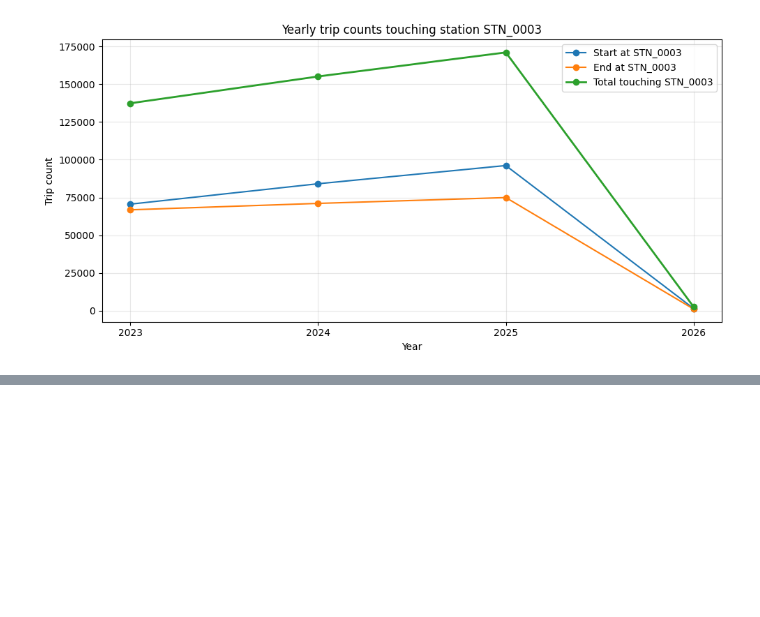
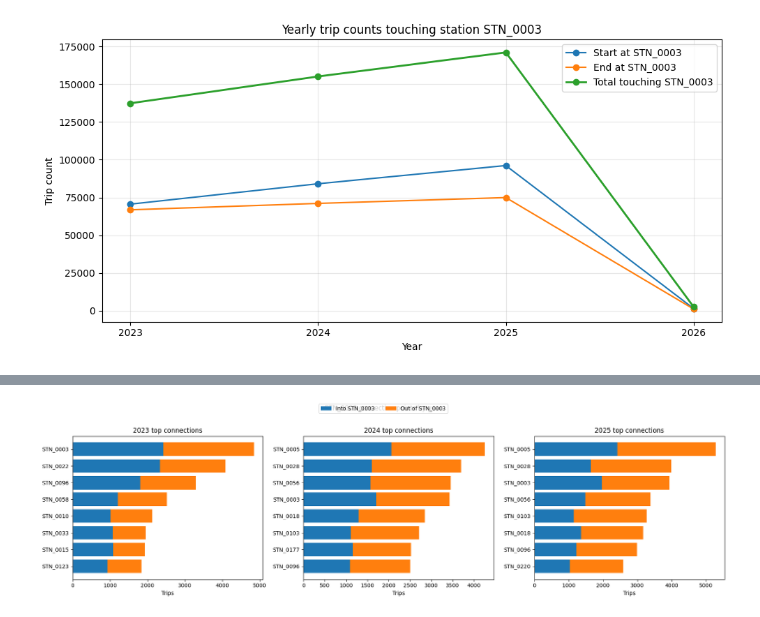
Before and after one commit to kuoyce/bixi-analytics, a Jupyter notebook: EDA/02__eda_STN_0003.ipynb, the cells around one changed output, grey strips where cells are left out. Cells and saved outputs as stored; diff of their text form; code cells hidden in the pictures; blank space fills up the shorter version.

```diff
--- a/EDA/02__eda_STN_0003.ipynb
+++ b/EDA/02__eda_STN_0003.ipynb
@@ -145,0 +267,80 @@ Trips touching station STN_0003: 460,154
+# %%
+def build_year_connections(year: int):
+    year_edges = (
+        station_df
+        .filter(F.col("trip_year") == year)
+        .select(
+            F.col("start_canonical_station_id").alias("src"),
+            F.col("end_canonical_station_id").alias("dst")
+        )
+        .filter(F.col("src").isNotNull() & F.col("dst").isNotNull())
+        .groupBy("src", "dst")
+        .agg(F.count("*").alias("trip_count"))
+    )
+
+    out_conn = (
+        year_edges
+        .filter(F.col("src") == TARGET_STATION)
+        .groupBy(F.col("dst").alias("station"))
+        .agg(F.sum("trip_count").alias("out_count"))
+    )
+
+    in_conn = (
+        year_edges
+        .filter(F.col("dst") == TARGET_STATION)
+        .groupBy(F.col("src").alias("station"))
+        .agg(F.sum("trip_count").alias("in_count"))
+    )
+
+    return (
+        out_conn
+        .join(in_conn, on="station", how="full")
+        .na.fill(0, subset=["out_count", "in_count"])
+        .withColumn("total", F.col("out_count") + F.col("in_count"))
+        .withColumn("year", F.lit(year))
+    )
+
+connection_frames = [build_year_connections(y) for y in YEARS]
+
+if connection_frames:
+    connections_all = connection_frames[0]
+    for part in connection_frames[1:]:
+        connections_all = connections_all.unionByName(part)
+
+    connections_pd = connections_all.orderBy("year", F.desc("total")).toPandas()
+else:
+    connections_pd = pd.DataFrame(columns=["station", "out_count", "in_count", "total", "year"])
+
+print(f"Top connection points for {TARGET_STATION} by year (first 10 per year):")
+for y in YEARS:
+    print(f"\nYear {y}")
+    display(connections_pd[connections_pd["year"] == y].head(10))
+
+if len(YEARS) > 0:
+    fig, axes = plt.subplots(1, len(YEARS), figsize=(6 * len(YEARS), 5), sharex=False)
+    if len(YEARS) == 1:
+        axes = [axes]
+
+    for ax, y in zip(axes, YEARS):
+        top = connections_pd[connections_pd["year"] == y].nlargest(8, "total")
+        if top.empty:
+            ax.text(0.5, 0.5, f"No connections\nfor {y}", ha="center", va="center")
+            ax.set_title(str(y))
+            ax.axis("off")
+            continue
+
+        labels = top["station"].astype(str)
+        ax.barh(labels, top["in_count"], label=f"Into {TARGET_STATION}")
+        ax.barh(labels, top["out_count"], left=top["in_count"], label=f"Out of {TARGET_STATION}")
+        ax.invert_yaxis()
+        ax.set_title(f"{y} top connections")
+        ax.set_xlabel("Trips")
+
+    handles, labels = axes[0].get_legend_handles_labels()
+    if handles:
+        fig.legend(handles, labels, loc="upper center", ncol=2)
+
+    fig.suptitle(f"{TARGET_STATION} connection points by year", y=1.02)
+    plt.tight_layout()
+    plt.show()
+# %% [output]
@@ -145,0 +385 @@ Trips touching station STN_0003: 460,154
+[figure, added]
```
Also changed, not shown: parts of 28 cells of this notebook.
